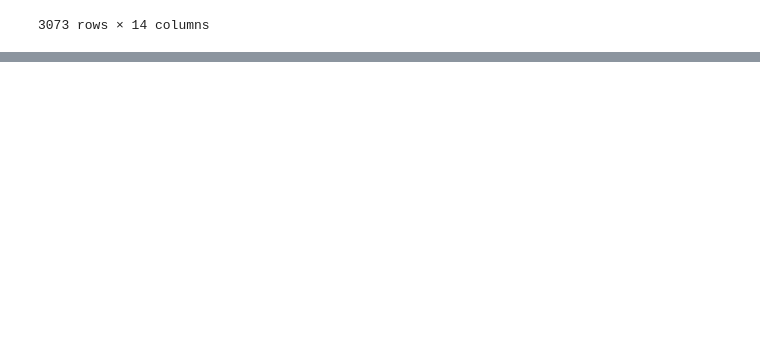
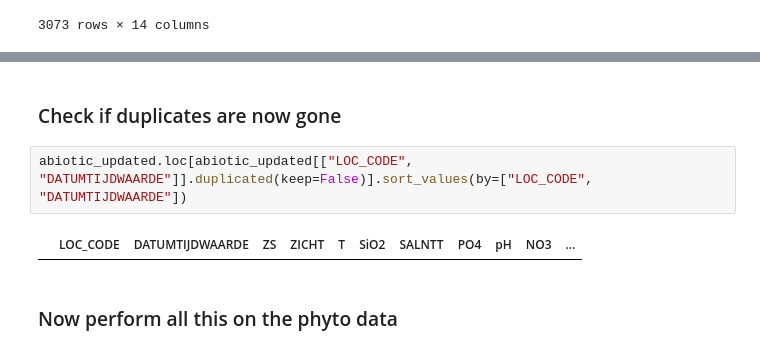
Before and after one commit to JinseiSteven/Phytoplankton-Prediction-Project, a Jupyter notebook: scripts/data_cleanup.ipynb, the cells around one changed output, grey strips where cells are left out. Saved outputs shown, nothing was run; the diff lists cells and outputs as text; blank space fills up the shorter version.

Commit message:
abio and phyto push

```diff
--- a/scripts/data_merge.ipynb
+++ b/scripts/data_cleanup.ipynb
@@ -161,0 +175,8 @@ SyntaxError: invalid syntax (943097276.py, line 1)
+# %% [markdown]
+### Check if duplicates are now gone
+# %%
+abiotic_updated.loc[abiotic_updated[["LOC_CODE", "DATUMTIJDWAARDE"]].duplicated(keep=False)].sort_values(by=["LOC_CODE", "DATUMTIJDWAARDE"])
+# %% [output]
+|  | LOC_CODE | DATUMTIJDWAARDE | ZS | ZICHT | T | SiO2 | SALNTT | PO4 | pH | NO3 | ... |
+# %% [markdown]
+### Now perform all this on the phyto data
```
Also changed, not shown: parts of 9 cells of this notebook, 2 other files.
